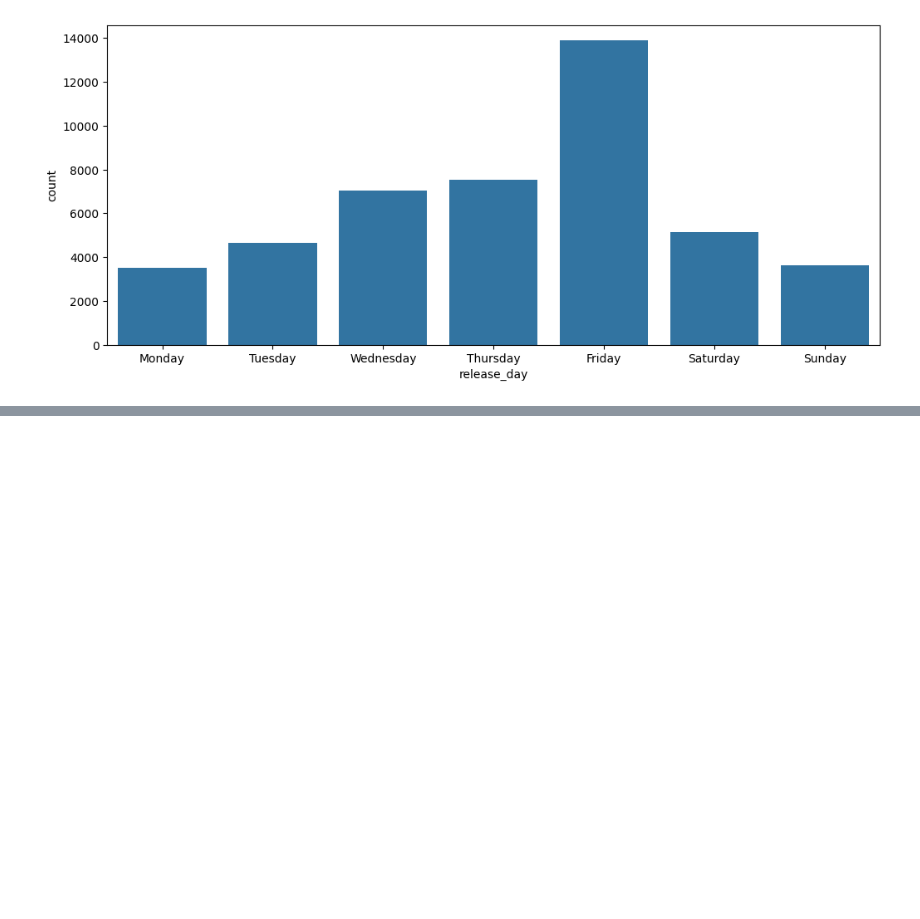
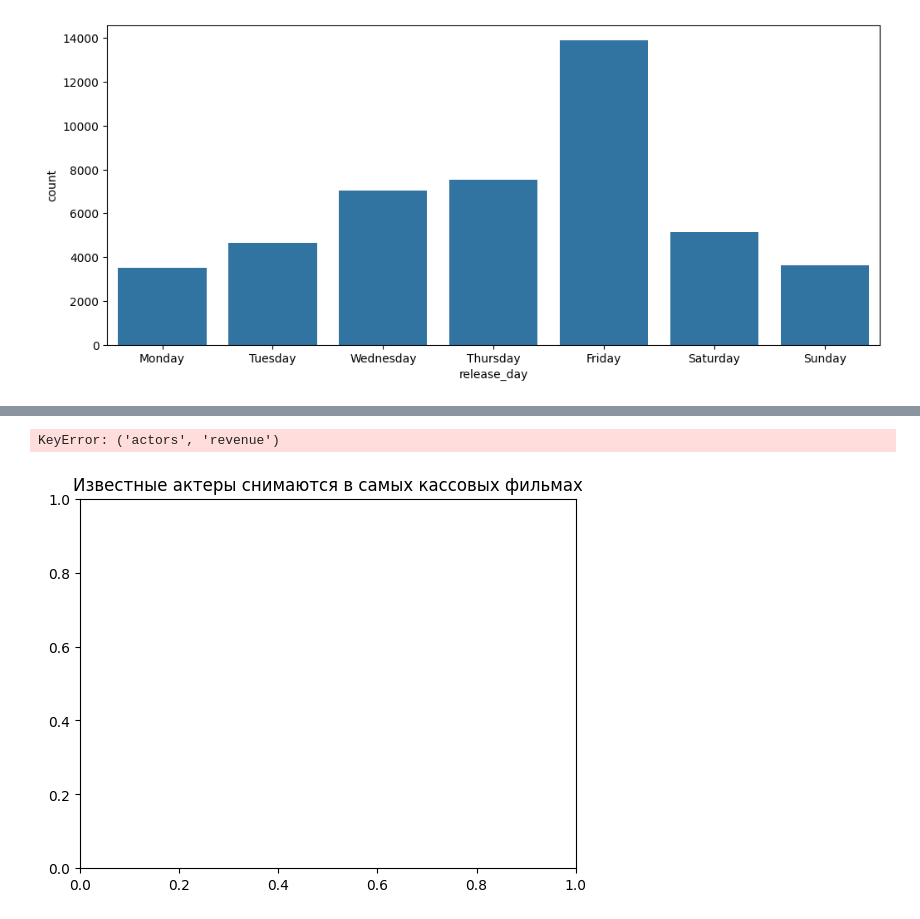
Before and after one commit to AleksandrMac/learning, a Jupyter notebook: ai/hw/7_3_Домашняя_работа.ipynb, the cells around one changed output, grey strips where cells are left out. Saved outputs shown, nothing was run; the diff lists cells and outputs as text; code cells hidden in the pictures; blank space fills up the shorter version.

```diff
--- a/ai/hw/7_3_Домашняя_работа.ipynb
+++ b/ai/hw/7_3_Домашняя_работа.ipynb
@@ -132,0 +117,4 @@ Saturday
+# %%
+#    Известные актеры снимаются в самых кассовых фильмах
+credits_df = pd.read_csv('./the_movies_dataset/credits.csv')
+credits_df.head()
@@ -132,0 +128,12 @@ Saturday
+# %%
+def convert_int(x):
+    try:
+        return int(x)
+    except:
+        return np.nan
+
+df['id'] = df['id'].apply(convert_int)  # Преобразуем к int
+df = df.drop(df[df['id'].isnull()].index)
+df['id'] = df['id'].astype('int')
+df_merge = df.merge(credits_df, on='id')
+df_merge.shape
@@ -132,0 +142,3 @@ Saturday
+# %%
+import ast
+df_merge['cast'] = df_merge['cast'].apply(ast.literal_eval) # Строку в словарь '{"a": 1}' -> {'a': 1}
@@ -132,0 +147,10 @@ Saturday
+# %%
+def get_actors(x):
+  actor_list = list()
+  for i in x:
+    actor_list.append(i['name'])
+
+  return ", ".join(actor_list)
+
+df_merge['actors'] = df_merge['cast'].apply(get_actors)
+df_merge['actors'].head()
@@ -132,0 +175,13 @@ Saturday
+# %%
+plt.title('Известные актеры снимаются в самых кассовых фильмах')
+tmp = df_merge['actors', 'revenue'].sort_values('revenue', ascending=False)['revenue'].head(10)
+print(tmp)
+sns.barplot(x='actors', y='revenue', data=tmp) # рисуем столбчатый график (категория - значение)
+plt.show()
+
+#plt.figure(figsize=(12,5)) # Задаем в дюймах область рисования графика (ширина, высота)
+#sns.barplot(x='release_day', y='count', data=release_day_df) # рисуем столбчатый график (категория - значение)
+#plt.show()
+# %% [output]
+KeyError: ('actors', 'revenue')
+[figure, added]
```
Also changed, not shown: parts of 8 cells of this notebook.
